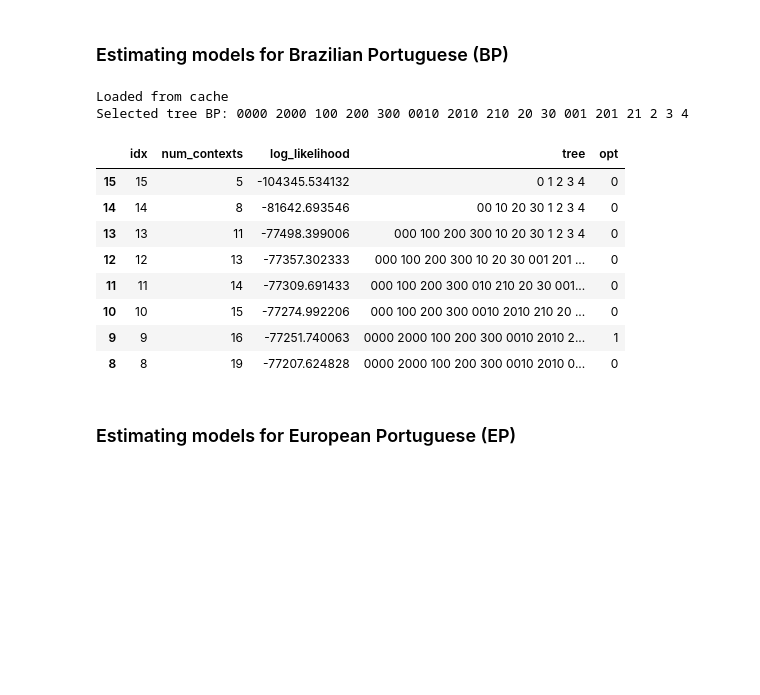
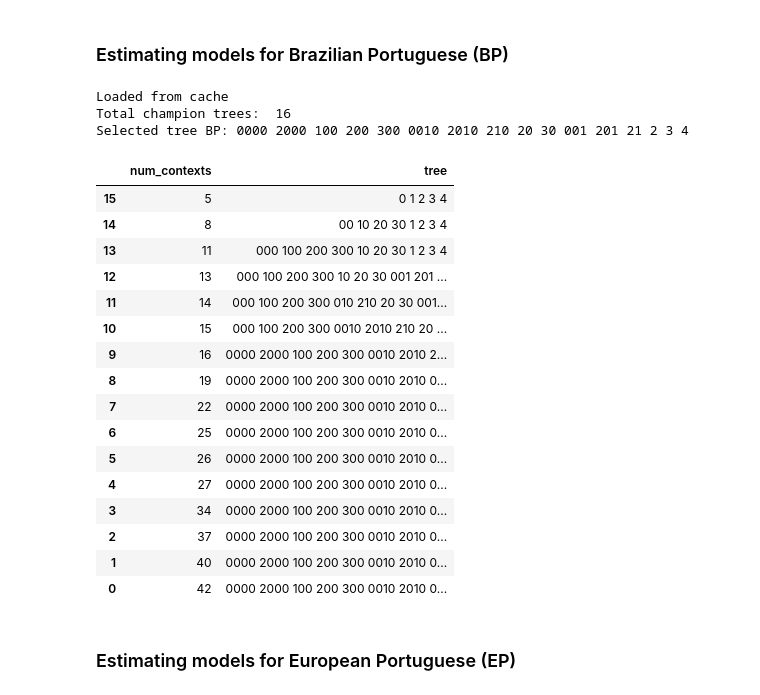
Before and after one commit to neuromat/smallest_maximizer_criterion, a Jupyter notebook: examples/notebooks/4. Linguistic case study.ipynb, the cells around one changed output. Saved outputs shown, nothing was run; the diff lists cells and outputs as text; code cells hidden in the pictures; blank space fills up the shorter version.

```diff
--- a/examples/notebooks/4. Linguistic case study.ipynb
+++ b/examples/notebooks/4. Linguistic case study.ipynb
@@ -22,7 +22,7 @@ samples_folder = "../../examples/linguistic_case_study"
 X_bp = Sample('%s/folha.txt' % samples_folder, [0, 1, 2, 3, 4])
 X_ep = Sample('%s/publico.txt' % samples_folder, [0, 1, 2, 3, 4])
 
-cache_folder = "../../examples/linguistic_case_study/cache/smc2"
+cache_folder = "../../examples/linguistic_case_study/cache/smc_compat"
 resamples_folder = '%s/resamples' % cache_folder
 resamples_file = "%s/resamples.txt" % resamples_folder
 # %%
@@ -66,21 +66,31 @@ def model_df(champion_trees, opt_idx):
 # %%
 champion_trees_bp, opt_idx_bp = run_smc(X_bp, instance_name='bp')
 opt_tree_bp = champion_trees_bp[opt_idx_bp]
 df_bp = model_df(champion_trees_bp, opt_idx_bp)
+print("Total champion trees: ", len(champion_trees_bp))
 print("Selected tree BP:", champion_trees_bp[opt_idx_bp].to_str(reverse=True))
-df_bp.head(8)
+df_bp.head(30)[['num_contexts', 'tree']]
 # %% [output]
 Loaded from cache
+Total champion trees:  16
 Selected tree BP: 0000 2000 100 200 300 0010 2010 210 20 30 001 201 21 2 3 4
-|  | idx | num_contexts | log_likelihood | tree | opt |
-| 15 | 15 | 5 | -104345.534132 | 0 1 2 3 4 | 0 |
-| 14 | 14 | 8 | -81642.693546 | 00 10 20 30 1 2 3 4 | 0 |
-| 13 | 13 | 11 | -77498.399006 | 000 100 200 300 10 20 30 1 2 3 4 | 0 |
-| 12 | 12 | 13 | -77357.302333 | 000 100 200 300 10 20 30 001 201 ... | 0 |
-| 11 | 11 | 14 | -77309.691433 | 000 100 200 300 010 210 20 30 001... | 0 |
-| 10 | 10 | 15 | -77274.992206 | 000 100 200 300 0010 2010 210 20 ... | 0 |
-| 9 | 9 | 16 | -77251.740063 | 0000 2000 100 200 300 0010 2010 2... | 1 |
-| 8 | 8 | 19 | -77207.624828 | 0000 2000 100 200 300 0010 2010 0... | 0 |
+|  | num_contexts | tree |
+| 15 | 5 | 0 1 2 3 4 |
+| 14 | 8 | 00 10 20 30 1 2 3 4 |
+| 13 | 11 | 000 100 200 300 10 20 30 1 2 3 4 |
+| 12 | 13 | 000 100 200 300 10 20 30 001 201 ... |
+| 11 | 14 | 000 100 200 300 010 210 20 30 001... |
+| 10 | 15 | 000 100 200 300 0010 2010 210 20 ... |
+| 9 | 16 | 0000 2000 100 200 300 0010 2010 2... |
+| 8 | 19 | 0000 2000 100 200 300 0010 2010 0... |
+| 7 | 22 | 0000 2000 100 200 300 0010 2010 0... |
+| 6 | 25 | 0000 2000 100 200 300 0010 2010 0... |
+| 5 | 26 | 0000 2000 100 200 300 0010 2010 0... |
+| 4 | 27 | 0000 2000 100 200 300 0010 2010 0... |
+| 3 | 34 | 0000 2000 100 200 300 0010 2010 0... |
+| 2 | 37 | 0000 2000 100 200 300 0010 2010 0... |
+| 1 | 40 | 0000 2000 100 200 300 0010 2010 0... |
+| 0 | 42 | 0000 2000 100 200 300 0010 2010 0... |
 # %% [markdown]
 ### Estimating models for European Portuguese (EP)
 # %%
```
Also changed, not shown: parts of 2 cells of this notebook, 26 other files.
